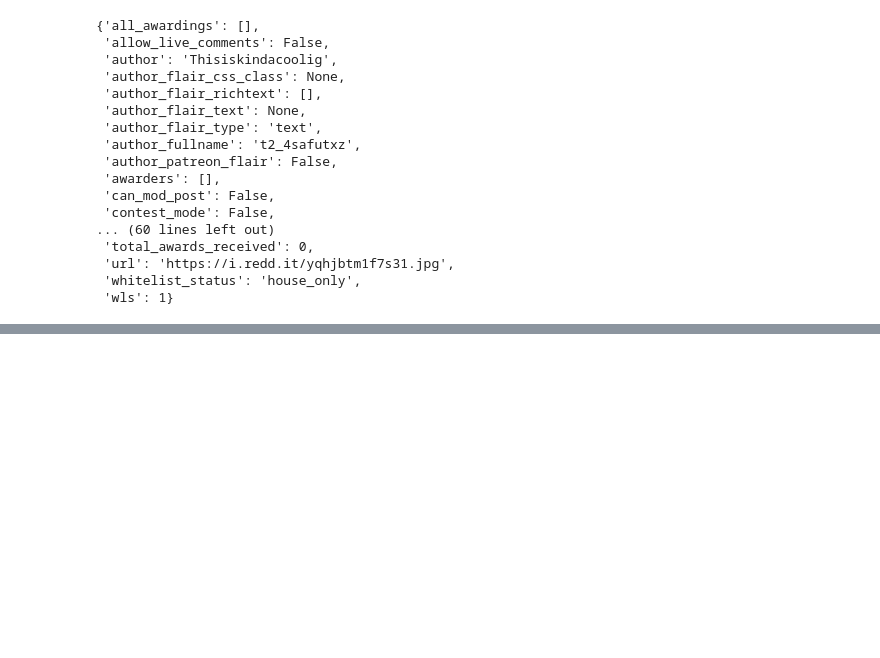
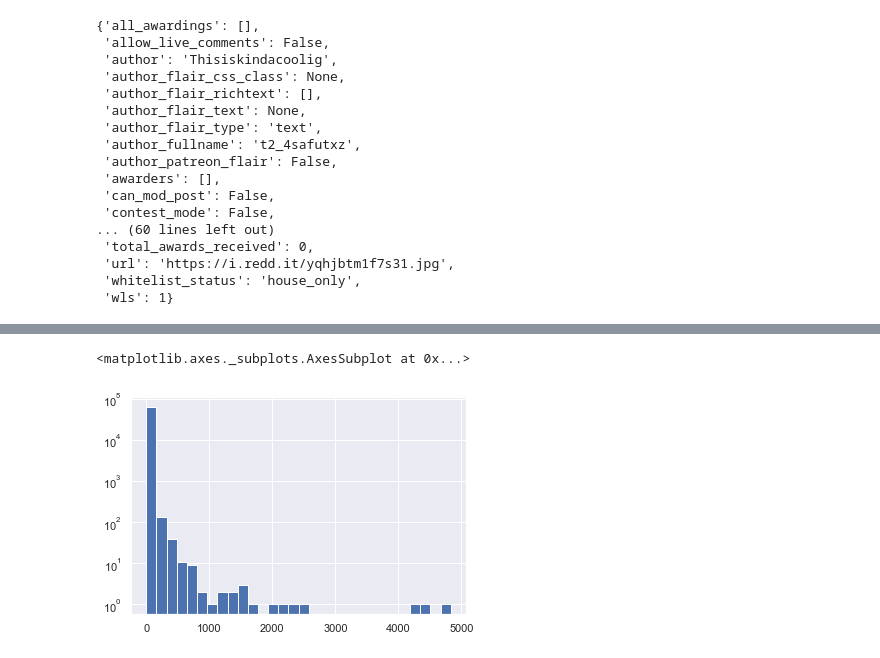
Before and after one commit to MichiganDataScienceTeam/F19-RateMe, a Jupyter notebook: notebooks/naitian-data-collection.ipynb, the cells around one changed output, grey strips where cells are left out. Saved outputs shown, nothing was run; the diff lists cells and outputs as text; code cells hidden in the pictures; blank space fills up the shorter version.

```diff
--- a/notebooks/naitian-data-collection.ipynb
+++ b/notebooks/naitian-data-collection.ipynb
@@ -127,0 +269,5 @@ posts[0]
+# %%
+author_counts.drop('AutoModerator').hist(log=True, bins=30)
+# %% [output]
+<matplotlib.axes._subplots.AxesSubplot at 0x...>
+[figure, added]
```
Also changed, not shown: parts of 21 cells of this notebook.
